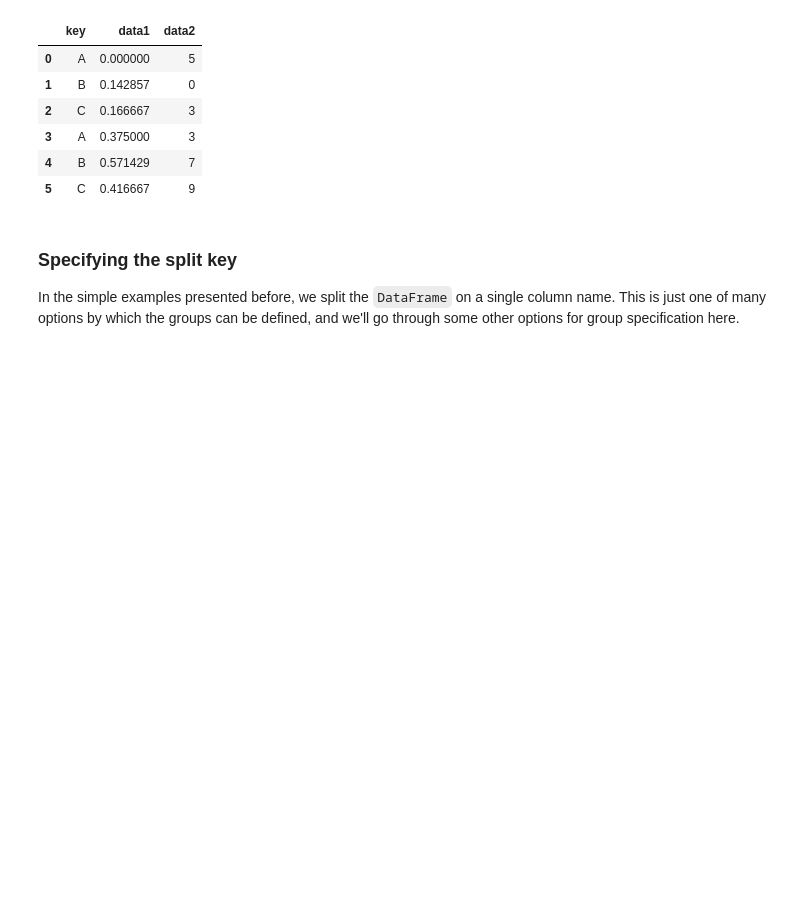
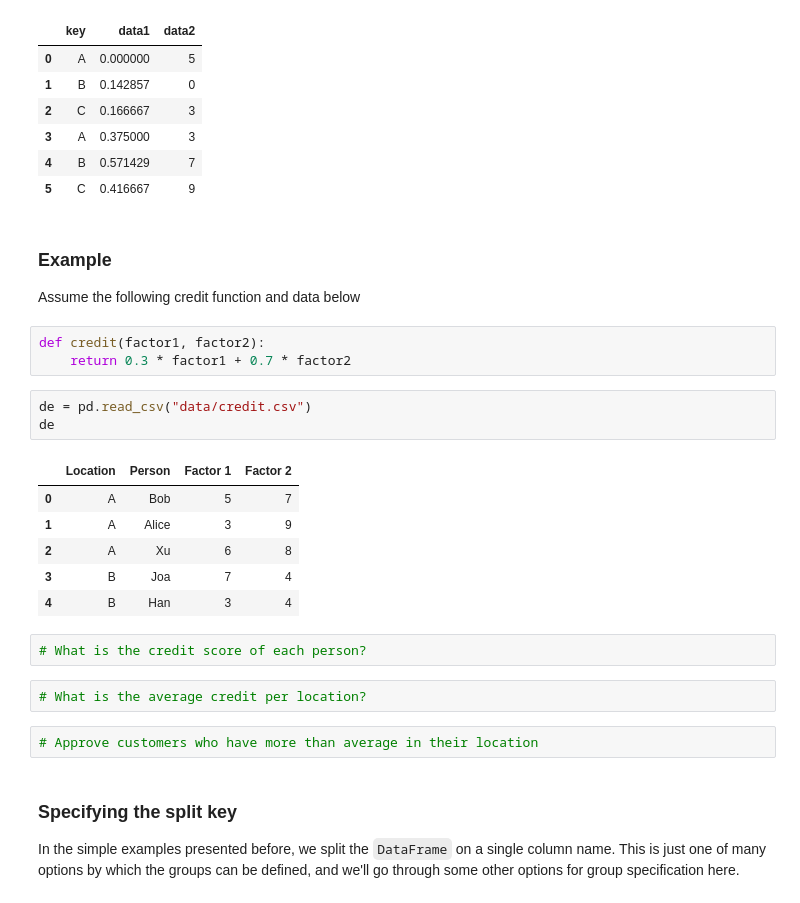
Before and after one commit to hanisaf/mist5730-6380-spring2020, a Jupyter notebook: 21-intro.ipynb, the cells around one changed output. Cells and saved outputs as stored; diff of their text form; blank space fills up the shorter version.

```diff
--- a/21-intro.ipynb
+++ b/21-intro.ipynb
@@ -341,6 +352,28 @@ df.groupby('key').apply(norm_by_data2)
 | 3 | A | 0.375000 | 3 |
 | 4 | B | 0.571429 | 7 |
 | 5 | C | 0.416667 | 9 |
+# %% [markdown]
+### Example
+Assume the following credit function and data below
+# %%
+def credit(factor1, factor2):
+    return 0.3 * factor1 + 0.7 * factor2
+# %%
+de = pd.read_csv("data/credit.csv")
+de
+# %% [output]
+|  | Location | Person | Factor 1 | Factor 2 |
+| 0 | A | Bob | 5 | 7 |
+| 1 | A | Alice | 3 | 9 |
+| 2 | A | Xu | 6 | 8 |
+| 3 | B | Joa | 7 | 4 |
+| 4 | B | Han | 3 | 4 |
+# %%
+# What is the credit score of each person?
+# %%
+# What is the average credit per location?
+# %%
+# Approve customers who have more than average in their location
 # %% [markdown]
 ### Specifying the split key
 
```
Also changed, not shown: parts of 2 cells of this notebook, 3 other files.
